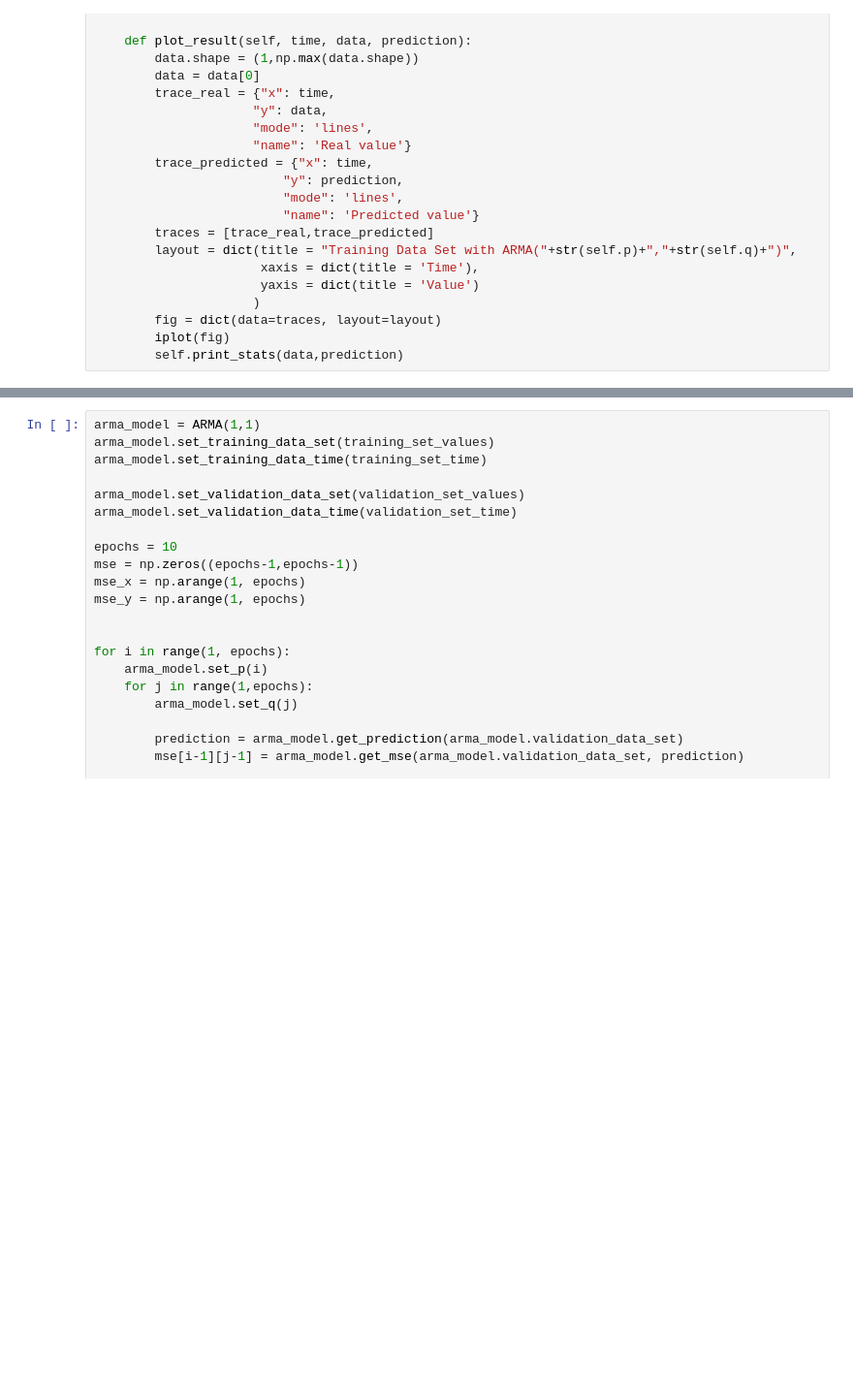
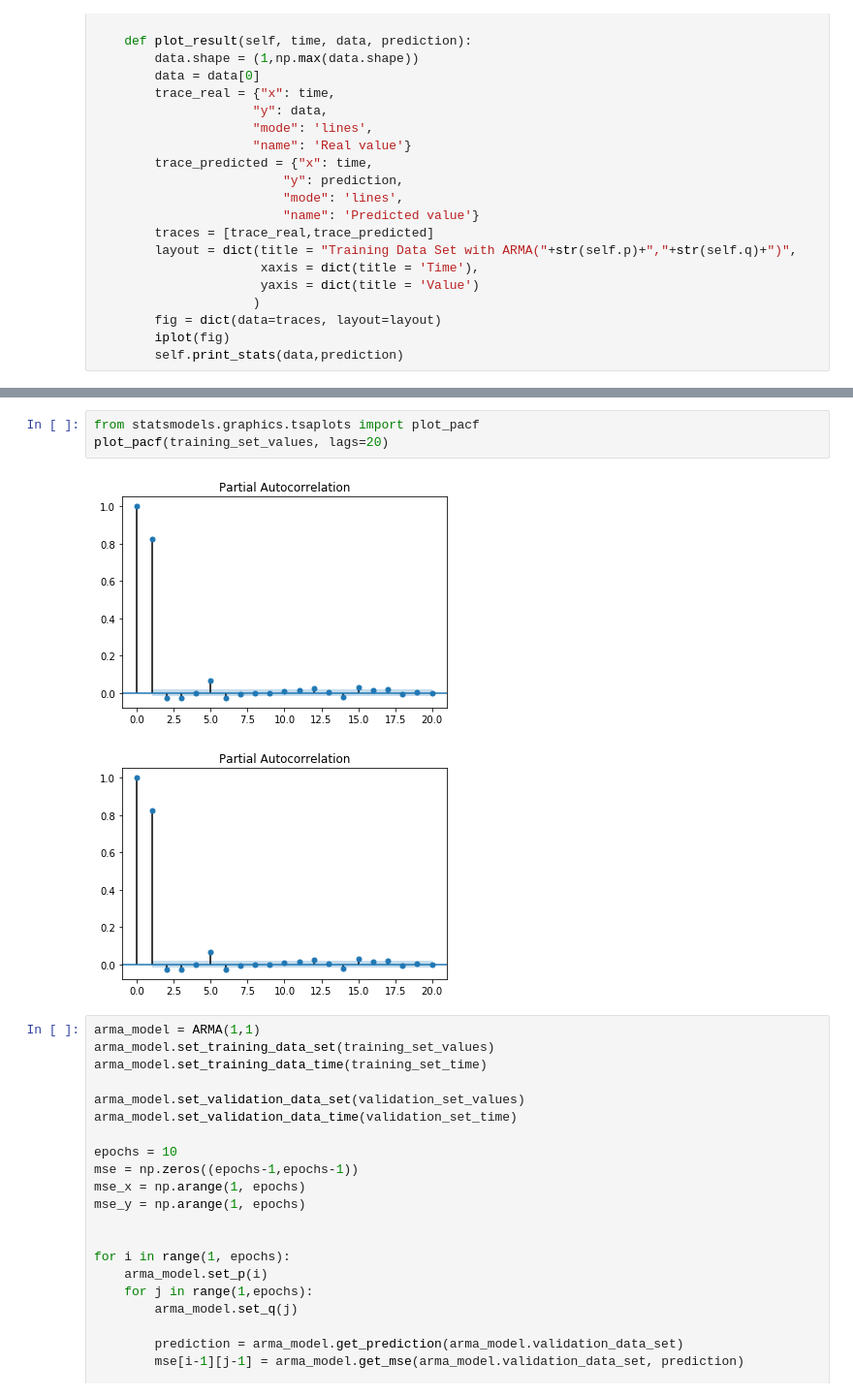
Before and after one commit to Anomaly-Detection-Research/arma-arima, a Jupyter notebook: ARMA.ipynb, the cells around one changed output, grey strips where cells are left out. Shown at 97% size. Saved outputs shown, nothing was run; the diff lists cells and outputs as text; blank space fills up the shorter version.

```diff
--- a/ARMA.ipynb
+++ b/ARMA.ipynb
@@ -200,3 +210,9 @@ class ARMA:
+# %%
+from statsmodels.graphics.tsaplots import plot_pacf
+plot_pacf(training_set_values, lags=20)
+# %% [output]
+[figure, added]
+[figure, added]
 # %%
 arma_model = ARMA(1,1)
 arma_model.set_training_data_set(training_set_values)
```
Also changed, not shown: parts of 1 cell of this notebook, 3 other files.
